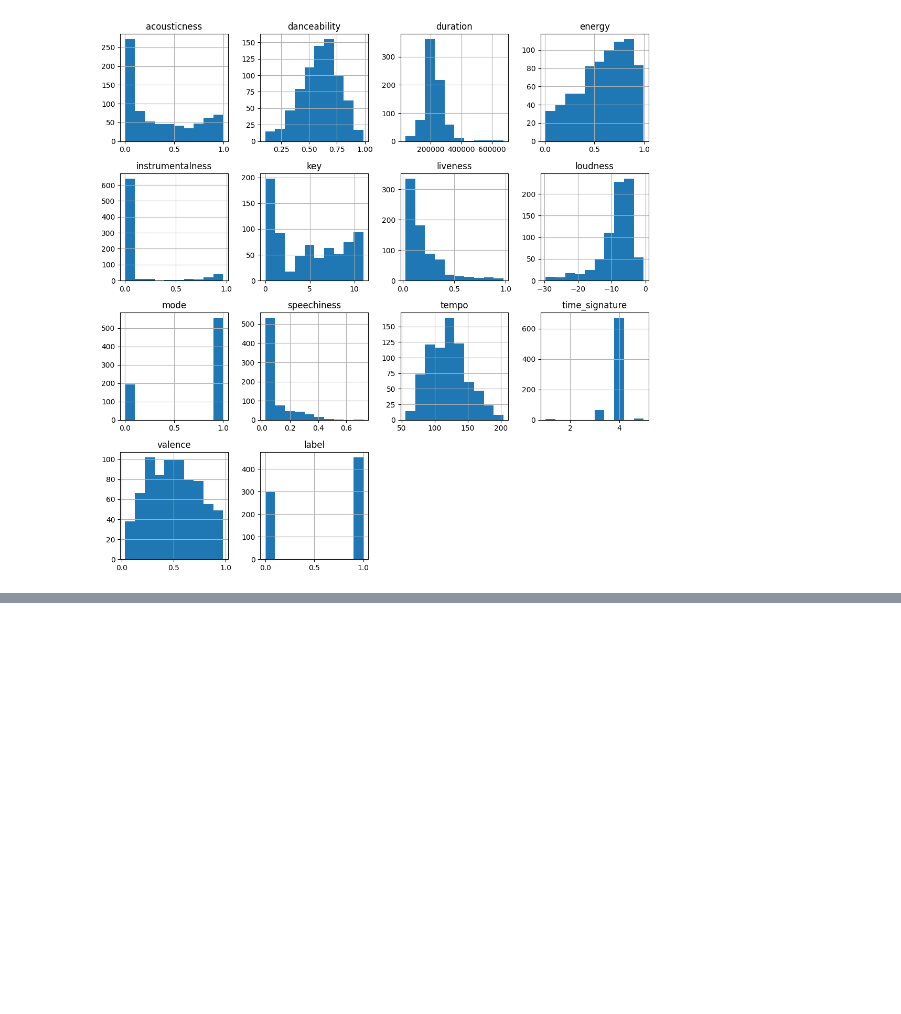
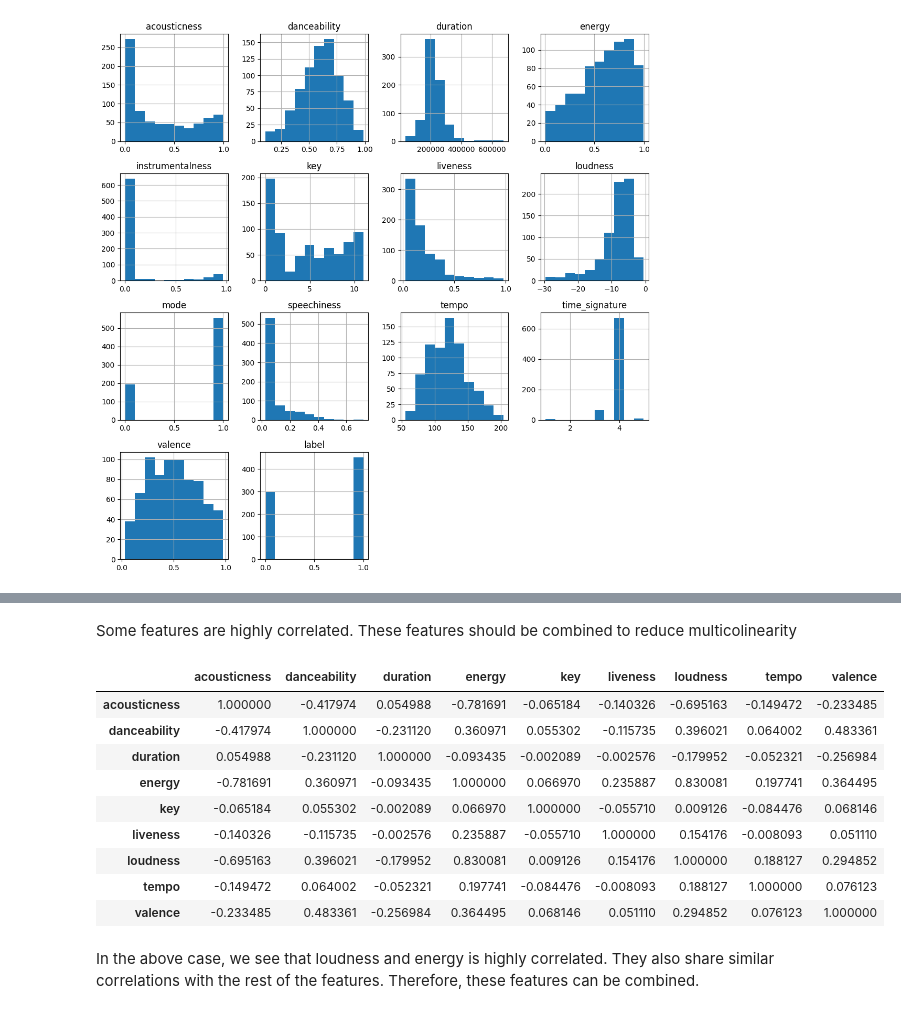
Before and after one commit to mario3219/machine-learning-excercises, a Jupyter notebook: labb1/report.ipynb, the cells around one changed output, grey strips where cells are left out. Saved outputs shown, nothing was run; the diff lists cells and outputs as text; code cells hidden in the pictures; blank space fills up the shorter version.

```diff
--- a/labb1/report.ipynb
+++ b/labb1/report.ipynb
@@ -228,0 +128,19 @@ file.close()
+# %% [markdown]
+Some features are highly correlated. These features should be combined to reduce multicolinearity
+# %%
+feature_selection = [0,1,2,3,4,5,6,8,9]
+corr = training.iloc[:,feature_selection].corr()
+corr.style.background_gradient(cmap='coolwarm')
+# %% [output]
+|  | acousticness | danceability | duration | energy | key | liveness | loudness | tempo | valence |
+| acousticness | 1.000000 | -0.417974 | 0.054988 | -0.781691 | -0.065184 | -0.140326 | -0.695163 | -0.149472 | -0.233485 |
+| danceability | -0.417974 | 1.000000 | -0.231120 | 0.360971 | 0.055302 | -0.115735 | 0.396021 | 0.064002 | 0.483361 |
+| duration | 0.054988 | -0.231120 | 1.000000 | -0.093435 | -0.002089 | -0.002576 | -0.179952 | -0.052321 | -0.256984 |
+| energy | -0.781691 | 0.360971 | -0.093435 | 1.000000 | 0.066970 | 0.235887 | 0.830081 | 0.197741 | 0.364495 |
+| key | -0.065184 | 0.055302 | -0.002089 | 0.066970 | 1.000000 | -0.055710 | 0.009126 | -0.084476 | 0.068146 |
+| liveness | -0.140326 | -0.115735 | -0.002576 | 0.235887 | -0.055710 | 1.000000 | 0.154176 | -0.008093 | 0.051110 |
+| loudness | -0.695163 | 0.396021 | -0.179952 | 0.830081 | 0.009126 | 0.154176 | 1.000000 | 0.188127 | 0.294852 |
+| tempo | -0.149472 | 0.064002 | -0.052321 | 0.197741 | -0.084476 | -0.008093 | 0.188127 | 1.000000 | 0.076123 |
+| valence | -0.233485 | 0.483361 | -0.256984 | 0.364495 | 0.068146 | 0.051110 | 0.294852 | 0.076123 | 1.000000 |
+# %% [markdown]
+In the above case, we see that loudness and energy is highly correlated. They also share similar correlations with the rest of the features. Therefore, these features can be combined.
```
Also changed, not shown: parts of 40 cells of this notebook, 4 other files.
